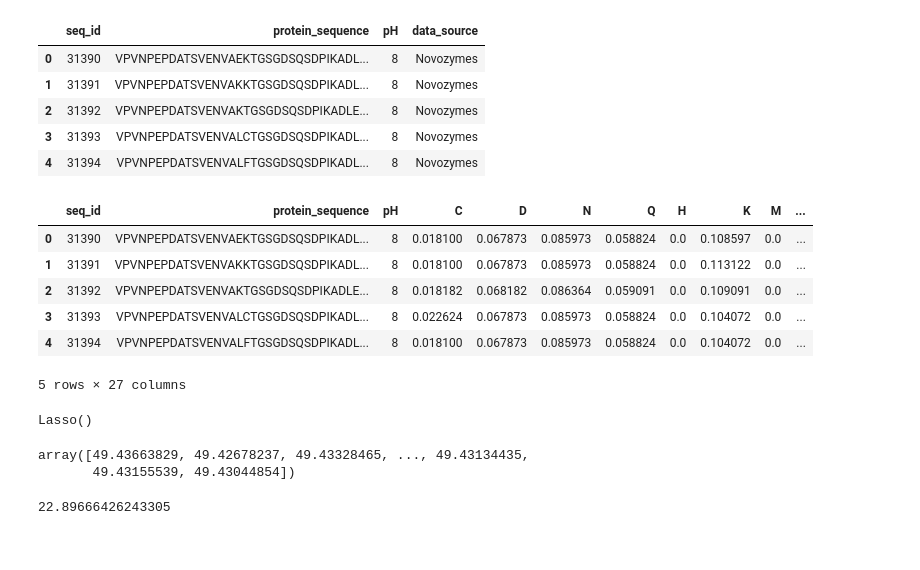
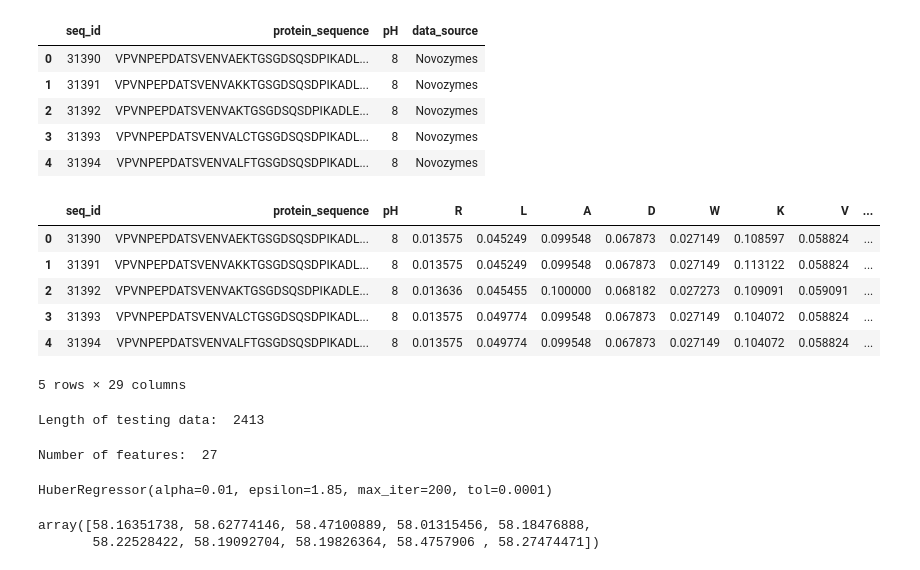
Before and after one commit to ishaan9006/Enzyme-stability-prediction, a Jupyter notebook: train.ipynb, the cells around one changed output. Cells and saved outputs as stored; diff of their text form; code cells hidden in the pictures.

```diff
--- a/train.ipynb
+++ b/train.ipynb
@@ -22,3 +32,5 @@ data = data.drop(['data_source'], axis=1)
+# %%
+data = data[data['pH'] <= 14]
 # %%
 data.describe().T
 # %% [output]
@@ -106,6 +114,13 @@ def calcualteChargeAtPh(row):
     ph = row[2]
     X = ProteinAnalysis(seq)
     return X.charge_at_pH(ph)
+def calculateGravy(row):
+    seq = str(row[1])
+    X = ProteinAnalysis(seq)
+    return X.gravy()
+def calculateLength(row):
+    seq = str(row[1])
+    return len(seq)
 # %%
 data['aromaticity'] = data.apply(calcualteAromaticity, axis=1)
 data['isoelectric_point'] = data.apply(calcualteIsoElectricPoint, axis=1)
@@ -149,38 +166,41 @@ test.head()
 # %%
 x_test = test.drop(['data_source'], axis=1)
 for amino_acid in amino_acids:
     x_test[amino_acid] = x_test['protein_sequence'].apply(lambda seq: seq.count(amino_acid)/len(seq))
 
 x_test['aromaticity'] = x_test.apply(calcualteAromaticity, axis=1)
 x_test['isoelectric_point'] = x_test.apply(calcualteIsoElectricPoint, axis=1)
 x_test['molecular_weight'] = x_test.apply(calcualteMolecularWeight, axis=1)
 x_test['charge'] = x_test.apply(calcualteChargeAtPh, axis=1)
+x_test['gravy'] = x_test.apply(calculateGravy, axis=1)
+x_test['length'] = x_test.apply(calculateLength, axis=1)
 x_test.head()
 # %% [output]
-|  | seq_id | protein_sequence | pH | C | D | N | Q | H | K | M | ... |
-| 0 | 31390 | VPVNPEPDATSVENVAEKTGSGDSQSDPIKADL... | 8 | 0.018100 | 0.067873 | 0.085973 | 0.058824 | 0.0 | 0.108597 | 0.0 | ... |
-| 1 | 31391 | VPVNPEPDATSVENVAKKTGSGDSQSDPIKADL... | 8 | 0.018100 | 0.067873 | 0.085973 | 0.058824 | 0.0 | 0.113122 | 0.0 | ... |
-| 2 | 31392 | VPVNPEPDATSVENVAKTGSGDSQSDPIKADLE... | 8 | 0.018182 | 0.068182 | 0.086364 | 0.059091 | 0.0 | 0.109091 | 0.0 | ... |
-| 3 | 31393 | VPVNPEPDATSVENVALCTGSGDSQSDPIKADL... | 8 | 0.022624 | 0.067873 | 0.085973 | 0.058824 | 0.0 | 0.104072 | 0.0 | ... |
-| 4 | 31394 | VPVNPEPDATSVENVALFTGSGDSQSDPIKADL... | 8 | 0.018100 | 0.067873 | 0.085973 | 0.058824 | 0.0 | 0.104072 | 0.0 | ... |
+|  | seq_id | protein_sequence | pH | R | L | A | D | W | K | V | ... |
+| 0 | 31390 | VPVNPEPDATSVENVAEKTGSGDSQSDPIKADL... | 8 | 0.013575 | 0.045249 | 0.099548 | 0.067873 | 0.027149 | 0.108597 | 0.058824 | ... |
+| 1 | 31391 | VPVNPEPDATSVENVAKKTGSGDSQSDPIKADL... | 8 | 0.013575 | 0.045249 | 0.099548 | 0.067873 | 0.027149 | 0.113122 | 0.058824 | ... |
+| 2 | 31392 | VPVNPEPDATSVENVAKTGSGDSQSDPIKADLE... | 8 | 0.013636 | 0.045455 | 0.100000 | 0.068182 | 0.027273 | 0.109091 | 0.059091 | ... |
+| 3 | 31393 | VPVNPEPDATSVENVALCTGSGDSQSDPIKADL... | 8 | 0.013575 | 0.049774 | 0.099548 | 0.067873 | 0.027149 | 0.104072 | 0.058824 | ... |
+| 4 | 31394 | VPVNPEPDATSVENVALFTGSGDSQSDPIKADL... | 8 | 0.013575 | 0.049774 | 0.099548 | 0.067873 | 0.027149 | 0.104072 | 0.058824 | ... |
-5 rows × 27 columns
+5 rows × 29 columns
 # %%
 y_test = labels['tm']
 x_test = x_test.drop(['seq_id', 'protein_sequence'], axis=1)
+print("Length of testing data: ", len(x_test))
+# %% [output]
+Length of testing data:  2413
-# %%
-lasso = Lasso()
-lasso.fit(x, y)
-# %% [output]
-Lasso()
+# %%
+print("Number of features: ", len(x_test.iloc[0]))
+# %% [output]
+Number of features:  27
+# %%
+hr = HuberRegressor(epsilon=1.85, max_iter=200, alpha=0.01, warm_start=False, fit_intercept=True, tol=1e-04)
+hr.fit(x, y)
+# %% [output]
+HuberRegressor(alpha=0.01, epsilon=1.85, max_iter=200, tol=0.0001)
 # %%
-y_pred = lasso.predict(x_test)
+y_pred = hr.predict(x_test)
+y_pred[:10]
+# %% [output]
+array([58.16351738, 58.62774146, 58.47100889, 58.01315456, 58.18476888,
+       58.22528422, 58.19092704, 58.19826364, 58.4757906 , 58.27474471])
-# %%
-y_pred
-# %% [output]
-array([49.43663829, 49.42678237, 49.43328465, ..., 49.43134435,
-       49.43155539, 49.43044854])
-# %%
-mse = mean_absolute_error(y_pred, y_test)
-mse
-# %% [output]
-22.89666426243305
```
Also changed, not shown: parts of 33 cells of this notebook.
